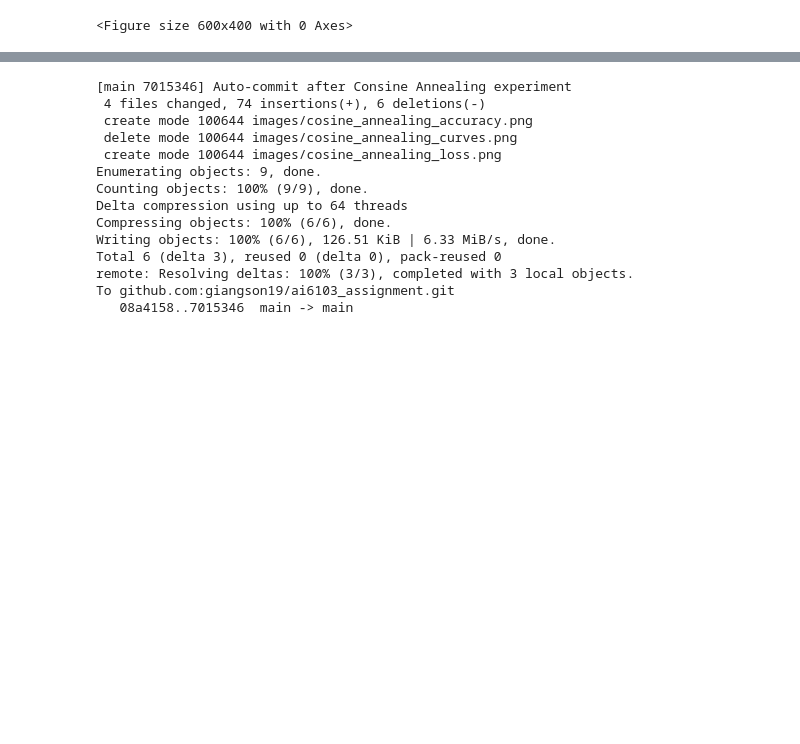
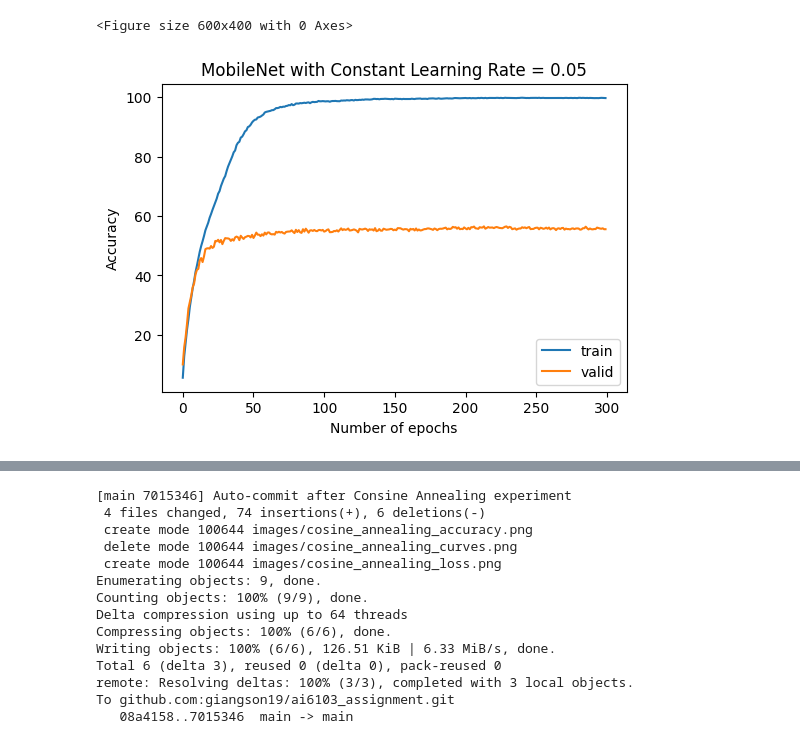
Before and after one commit to giangson19/ai6103_assignment, a Jupyter notebook: ai6103_mobilenet_homework.ipynb, the cells around one changed output, grey strips where cells are left out. Drawn from its saved outputs; the diff is of its cells as text; code cells hidden in the pictures; blank space fills up the shorter version.

```diff
--- a/ai6103_mobilenet_homework.ipynb
+++ b/ai6103_mobilenet_homework.ipynb
@@ -291,6 +291,28 @@ Epoch [300/300], Train Loss: 0.0080, Train Acc: 99.72%, Valid Loss: 3.7611, Vali
 [figure]
 NameError: name 'pplt' is not defined
 <Figure size 600x400 with 0 Axes>
+# %%
+plt.figure(figsize=(6, 4))
+plt.plot(range(len(train_accuracies)), train_accuracies)
+plt.plot(range(len(valid_accuracies)), valid_accuracies)
+plt.xlabel("Number of epochs")
+plt.ylabel("Accuracy")
+plt.title(f"MobileNet with Constant Learning Rate = {str(learning_rate)}")
+plt.legend(['train', 'valid'])
+plt.savefig(f'images/{learning_rate}_constant_lr_accuracy.png')
+plt.show()
+
+
+learning_curves = {"train_losses": train_losses,
+                    "valid_losses": valid_losses,
+                    "train_accuracies": train_accuracies,
+                    "valid_accuracies": valid_accuracies
+                    }
+
+with open(f'learning_curves/{learning_rate}_constant_lr.json', 'w') as fp:
+    json.dump(learning_curves, fp)
+# %% [output]
+[figure, added]
 # %%
 !git add .
 !git commit -m "Auto-commit after constant learning rate experiment"
```
Also changed, not shown: parts of 2 cells of this notebook, 1 other file.
